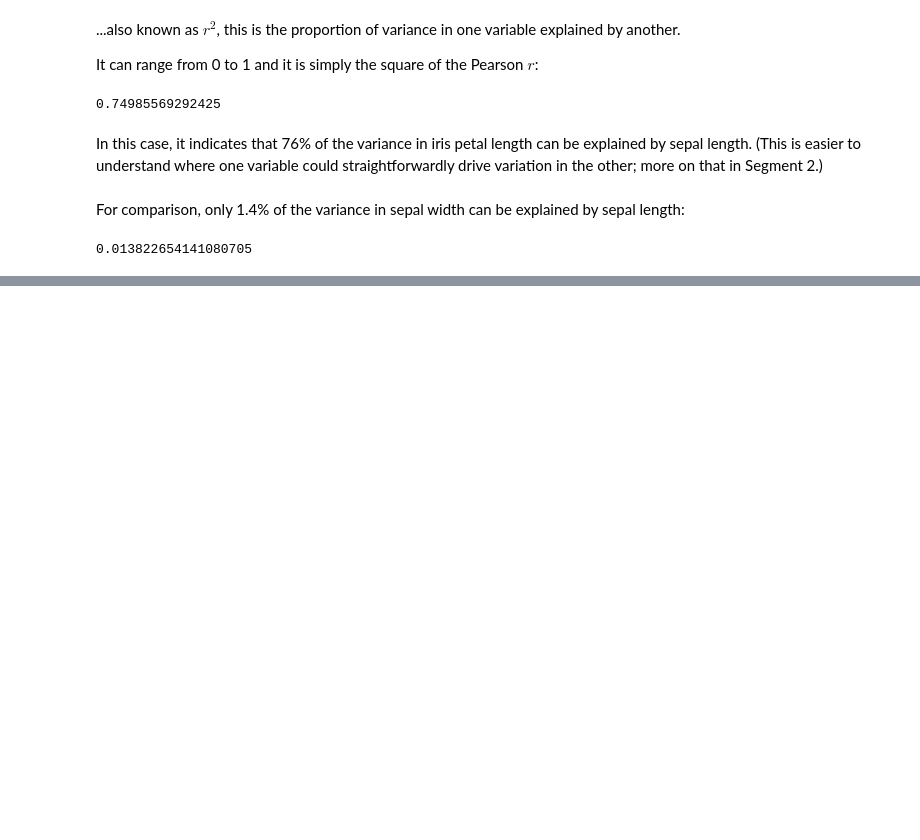
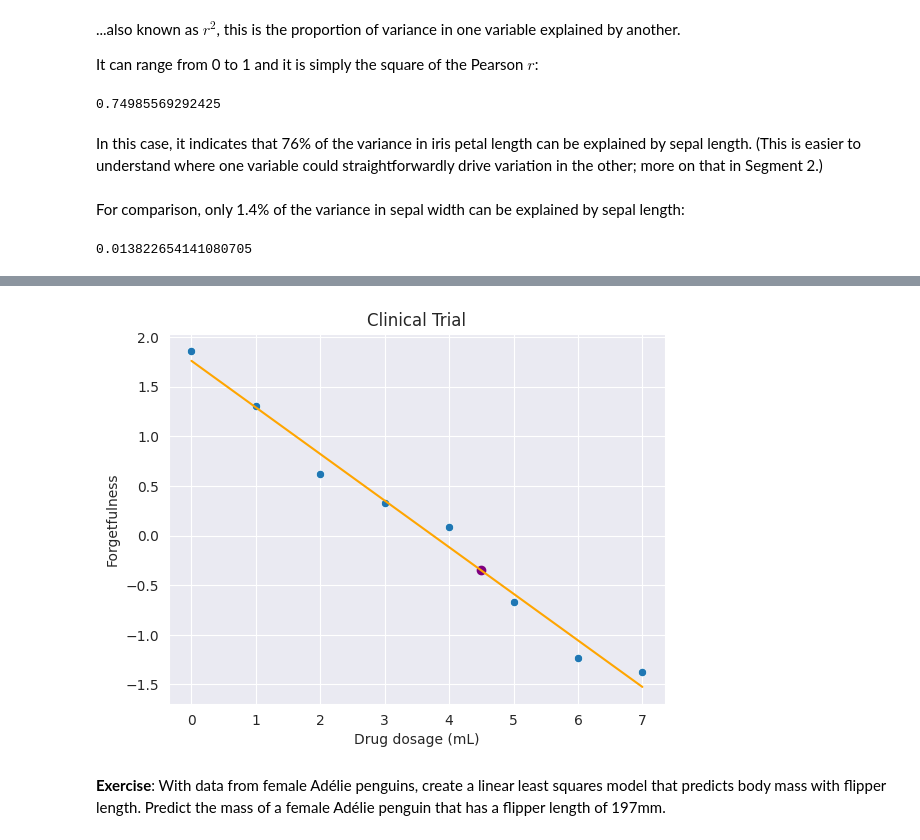
Before and after one commit to Krisho1/Machine-Learning-Foundations-Math-Probability-Statistics-and-Computer-Science-Python-Codes-, a Jupyter notebook: statistics.ipynb, the cells around one changed output, grey strips where cells are left out. Saved outputs shown, nothing was run; the diff lists cells and outputs as text; code cells hidden in the pictures; blank space fills up the shorter version.

```diff
--- a/statistics.ipynb
+++ b/statistics.ipynb
@@ -956,0 +1051,5 @@ st.pearsonr(iris.sepal_length, iris.sepal_width)[0]**2
+# %%
+xline = np.linspace(0, 7, 1000)
+yline = beta0 + beta1*xline
+# %%
+x_i = 4.5
@@ -956,0 +1061,11 @@ st.pearsonr(iris.sepal_length, iris.sepal_width)[0]**2
+# %%
+sns.scatterplot(x=x, y=y)
+plt.title("Clinical Trial")
+plt.xlabel("Drug dosage (mL)")
+plt.ylabel("Forgetfulness")
+plt.plot(xline, yline, color='orange')
+_ = plt.scatter(x_i, y_i, marker='o', color='purple')
+# %% [output]
+[figure, added]
+# %% [markdown]
+**Exercise**: With data from female Adélie penguins, create a linear least squares model that predicts body mass with flipper length. Predict the mass of a female Adélie penguin that has a flipper length of 197mm.
```
Also changed, not shown: parts of 57 cells of this notebook.
